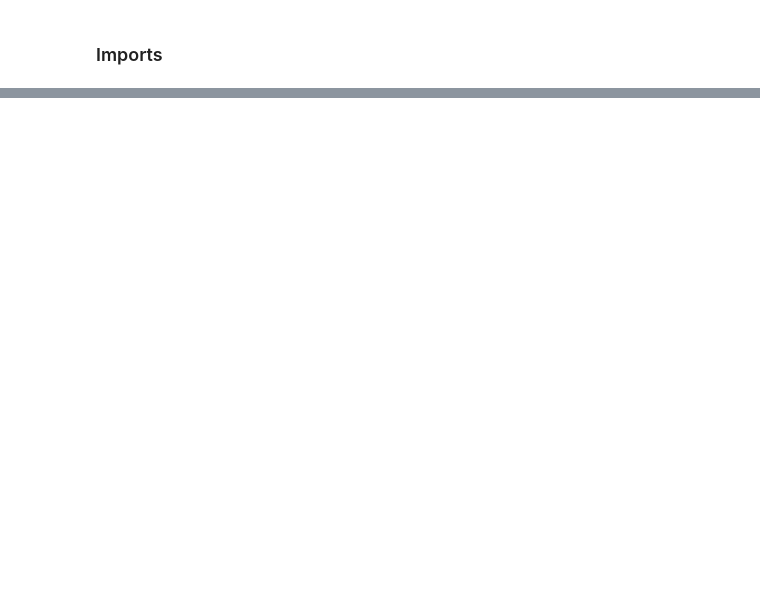
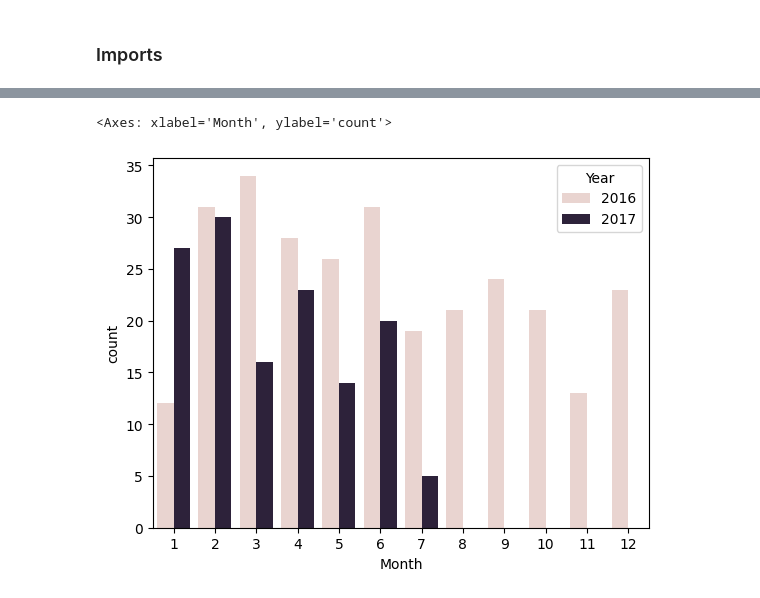
Before and after one commit to suhail-chand/industrial-accident-severity-assessment, a Jupyter notebook: notebooks/preprocessing.ipynb, the cells around one changed output, grey strips where cells are left out. Saved outputs shown, nothing was run; the diff lists cells and outputs as text; code cells hidden in the pictures; blank space fills up the shorter version.

```diff
--- a/notebooks/preprocessing.ipynb
+++ b/notebooks/preprocessing.ipynb
@@ -35,0 +80,3 @@ is_df.head()
+# %%
+# Dropping the index column
+is_df.drop('Unnamed: 0', axis=1, inplace=True)
@@ -35,0 +158,6 @@ is_df.head()
+# %%
+# Countplot
+sns.countplot(is_df, x='Month', hue='Year', stat='count')
+# %% [output]
+<Axes: xlabel='Month', ylabel='count'>
+[figure, added]
```
Also changed, not shown: parts of 24 cells of this notebook, 2 other files.
